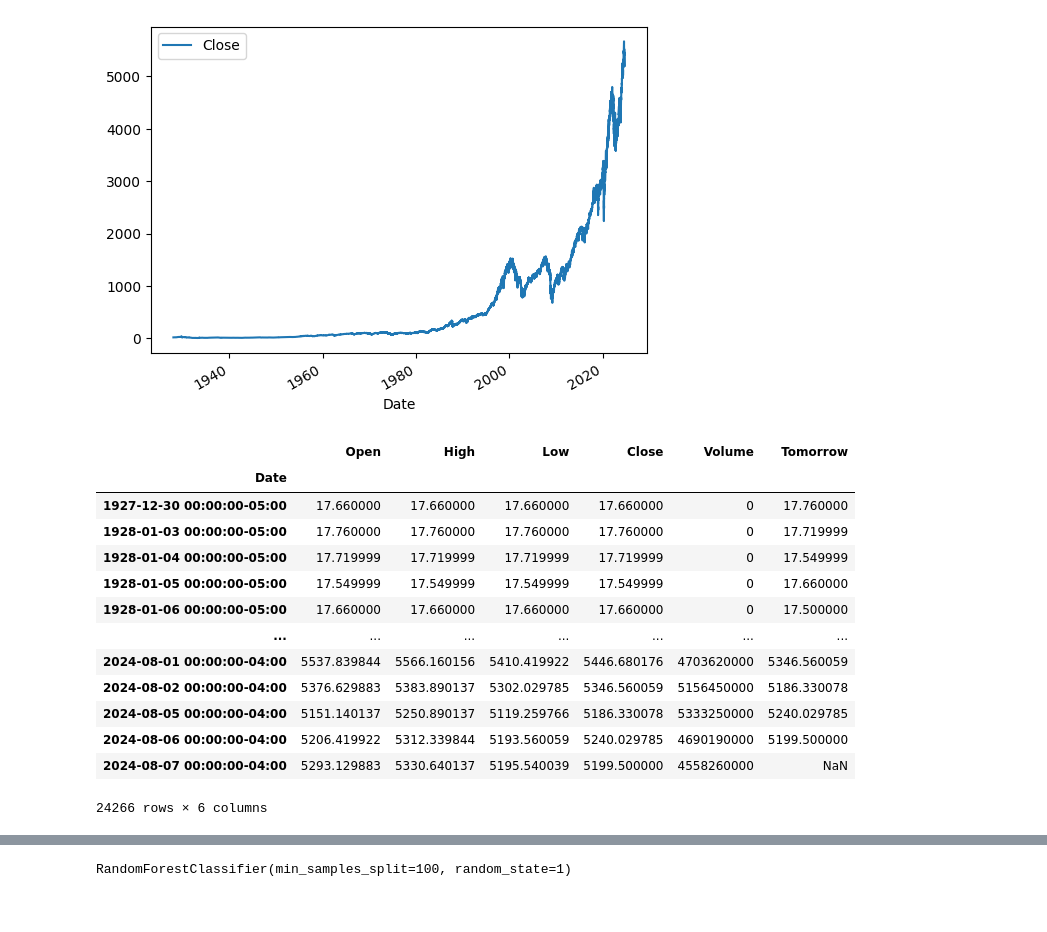
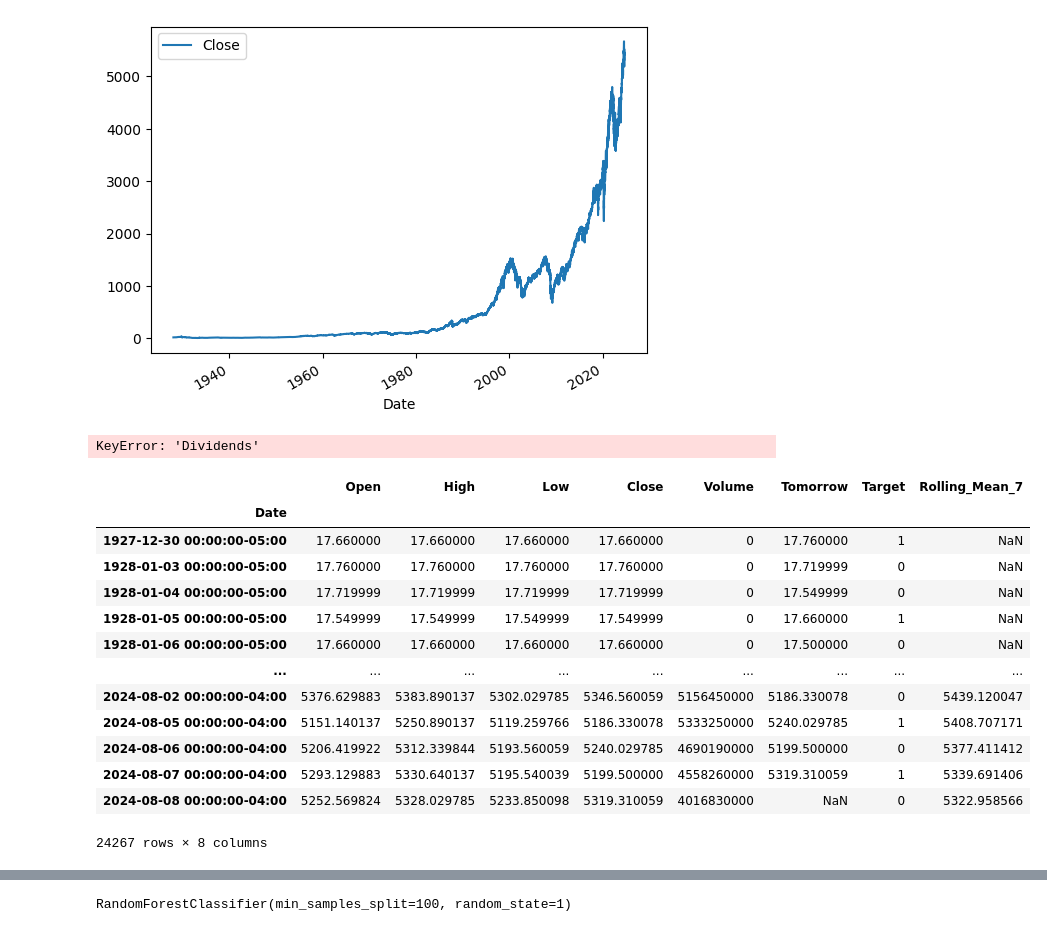
Before and after one commit to joncampbell29/finance_sentiment_analysis, a Jupyter notebook: notebooks/ML_Stock_Predictor.ipynb, the cells around one changed output, grey strips where cells are left out. Drawn from its saved outputs; the diff is of its cells as text; code cells hidden in the pictures.

```diff
--- a/notebooks/ML_Stock_Predictor.ipynb
+++ b/notebooks/ML_Stock_Predictor.ipynb
@@ -3,4 +8,4 @@ import yfinance as yf
 # %%
 sp500 = yf.Ticker("^GSPC")
 # %%
-sp500 = sp500.history(period="max")
+sp_df = sp500.history(period="max")
@@ -23,0 +133,6 @@ sp500
+# %%
+# Calculate the 7-day rolling mean of the 'Close' price
+sp_df['Rolling_Mean_7'] = sp_df['Close'].rolling(window=7).mean()
+
+# Check if the column is added successfully
+print(sp_df[['Close', 'Rolling_Mean_7']].head(10))
@@ -23,0 +158,6 @@ sp500
+# %%
+# Example: Create a binary target variable where 1 indicates the market went up and 0 indicates it went down
+sp_df['Target'] = (sp_df['Close'].shift(-1) > sp_df['Close']).astype(int)
+
+# Verify the Target column
+print(sp_df[['Close', 'Target']].tail(10))
@@ -43,26 +218,28 @@ sp500.plot.line(y="Close", use_index=True)
 [figure]
 # %%
 #Data cleaning
-del sp500["Dividends"]
-del sp500["Stock Splits"]
+del sp_df["Dividends"]
+del sp_df["Stock Splits"]
+# %% [output]
+KeyError: 'Dividends'
 # %%
 #Predict tomorrow $
-sp500["Tomorrow"] = sp500["Close"].shift(-1) #shift columns back by a day
-sp500
+sp_df["Tomorrow"] = sp_df["Close"].shift(-1) #shift columns back by a day
+sp_df
 # %% [output]
-|  | Open | High | Low | Close | Volume | Tomorrow |
-| Date |  |  |  |  |  |  |
-| 1927-12-30 00:00:00-05:00 | 17.660000 | 17.660000 | 17.660000 | 17.660000 | 0 | 17.760000 |
-| 1928-01-03 00:00:00-05:00 | 17.760000 | 17.760000 | 17.760000 | 17.760000 | 0 | 17.719999 |
-| 1928-01-04 00:00:00-05:00 | 17.719999 | 17.719999 | 17.719999 | 17.719999 | 0 | 17.549999 |
-| 1928-01-05 00:00:00-05:00 | 17.549999 | 17.549999 | 17.549999 | 17.549999 | 0 | 17.660000 |
-| 1928-01-06 00:00:00-05:00 | 17.660000 | 17.660000 | 17.660000 | 17.660000 | 0 | 17.500000 |
-| ... | ... | ... | ... | ... | ... | ... |
-| 2024-08-01 00:00:00-04:00 | 5537.839844 | 5566.160156 | 5410.419922 | 5446.680176 | 4703620000 | 5346.560059 |
-| 2024-08-02 00:00:00-04:00 | 5376.629883 | 5383.890137 | 5302.029785 | 5346.560059 | 5156450000 | 5186.330078 |
-| 2024-08-05 00:00:00-04:00 | 5151.140137 | 5250.890137 | 5119.259766 | 5186.330078 | 5333250000 | 5240.029785 |
-| 2024-08-06 00:00:00-04:00 | 5206.419922 | 5312.339844 | 5193.560059 | 5240.029785 | 4690190000 | 5199.500000 |
-| 2024-08-07 00:00:00-04:00 | 5293.129883 | 5330.640137 | 5195.540039 | 5199.500000 | 4558260000 | NaN |
+|  | Open | High | Low | Close | Volume | Tomorrow | Target | Rolling_Mean_7 |
+| Date |  |  |  |  |  |  |  |  |
+| 1927-12-30 00:00:00-05:00 | 17.660000 | 17.660000 | 17.660000 | 17.660000 | 0 | 17.760000 | 1 | NaN |
+| 1928-01-03 00:00:00-05:00 | 17.760000 | 17.760000 | 17.760000 | 17.760000 | 0 | 17.719999 | 0 | NaN |
+| 1928-01-04 00:00:00-05:00 | 17.719999 | 17.719999 | 17.719999 | 17.719999 | 0 | 17.549999 | 0 | NaN |
+| 1928-01-05 00:00:00-05:00 | 17.549999 | 17.549999 | 17.549999 | 17.549999 | 0 | 17.660000 | 1 | NaN |
+| 1928-01-06 00:00:00-05:00 | 17.660000 | 17.660000 | 17.660000 | 17.660000 | 0 | 17.500000 | 0 | NaN |
+| ... | ... | ... | ... | ... | ... | ... | ... | ... |
+| 2024-08-02 00:00:00-04:00 | 5376.629883 | 5383.890137 | 5302.029785 | 5346.560059 | 5156450000 | 5186.330078 | 0 | 5439.120047 |
+| 2024-08-05 00:00:00-04:00 | 5151.140137 | 5250.890137 | 5119.259766 | 5186.330078 | 5333250000 | 5240.029785 | 1 | 5408.707171 |
+| 2024-08-06 00:00:00-04:00 | 5206.419922 | 5312.339844 | 5193.560059 | 5240.029785 | 4690190000 | 5199.500000 | 0 | 5377.411412 |
+| 2024-08-07 00:00:00-04:00 | 5293.129883 | 5330.640137 | 5195.540039 | 5199.500000 | 4558260000 | 5319.310059 | 1 | 5339.691406 |
+| 2024-08-08 00:00:00-04:00 | 5252.569824 | 5328.029785 | 5233.850098 | 5319.310059 | 4016830000 | NaN | 0 | 5322.958566 |
-24266 rows × 6 columns
+24267 rows × 8 columns
 # %%
 #Set up target (show as integer - astype)
```
Also changed, not shown: parts of 52 cells of this notebook.
